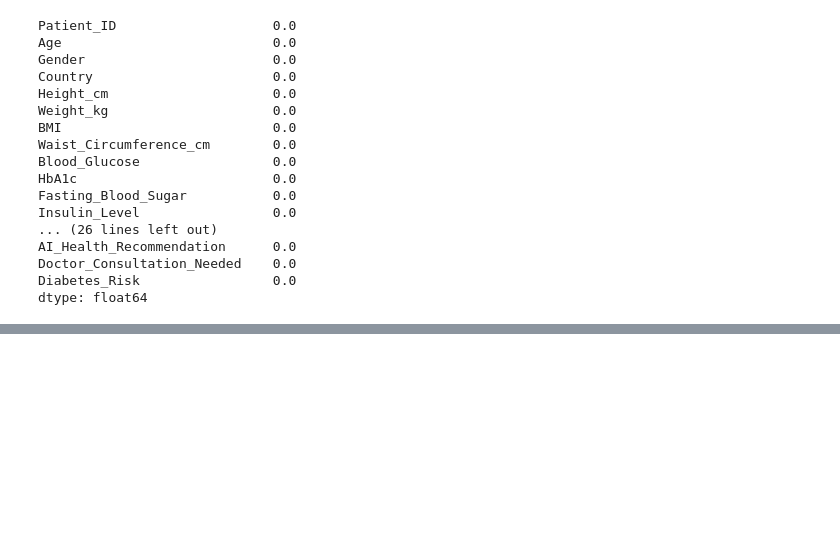
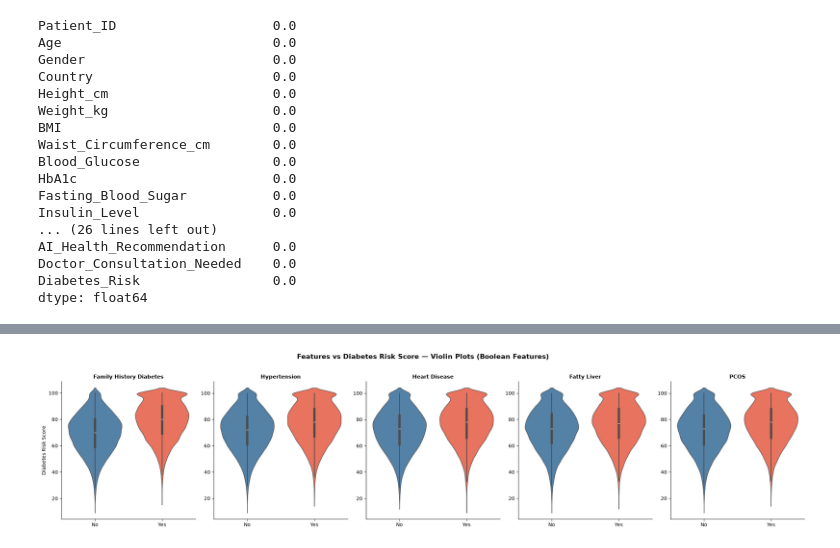
Before and after one commit to LeonardoTerra/Notebooks, a Jupyter notebook: ML Classifications/diabetes-risk-assessment.ipynb, the cells around one changed output, grey strips where cells are left out. Saved outputs shown, nothing was run; the diff lists cells and outputs as text; code cells hidden in the pictures; blank space fills up the shorter version.

```diff
--- a/ML Classifications/diabetes-risk-assessment.ipynb
+++ b/ML Classifications/diabetes-risk-assessment.ipynb
@@ -185,38 +211,41 @@ df_corr[list_missing_numeric_features].describe().round(2)
 # %%
+# Mapping features for further studies
+df_ml = df_statistics.copy()
+
 #Mapping Booleans
 boolean = ['Doctor_Consultation_Needed','Family_History_Diabetes','Hypertension','Heart_Disease','Fatty_Liver', 'PCOS']
-df_corr[boolean] = df_corr[boolean].apply(lambda col: col.str.lower().map({'yes': 1, 'no': 0}))
+df_ml[boolean] = df_ml[boolean].apply(lambda col: col.str.lower().map({'yes': 1, 'no': 0}))
 
 #Mapping ordinal features
 ordinal = ['Diabetes_Risk','Physical_Activity_Level','Sugar_Intake_Level','Stress_Level']
-df_corr[ordinal] = df_corr[ordinal].apply(lambda col: col.str.lower().map({'low': 0, 'moderate': 1, 'high': 2}))
+df_ml[ordinal] = df_ml[ordinal].apply(lambda col: col.str.lower().map({'low': 0, 'moderate': 1, 'high': 2}))
 
 #Mapping others
-df_corr['Medication_Adherence'] = df_corr['Medication_Adherence'].map({
+df_ml['Medication_Adherence'] = df_ml['Medication_Adherence'].map({
     'Poor': 0,
     'Average': 1,
     'Good': 2
 })
 
-df_corr['Smoking_Status'] = df_corr['Smoking_Status'].map({
+df_ml['Smoking_Status'] = df_ml['Smoking_Status'].map({
     'Never': 0,
     'Former': 1,
     'Current': 2
 })
 
-df_corr['Diet_Quality'] = df_corr['Diet_Quality'].map({
+df_ml['Diet_Quality'] = df_ml['Diet_Quality'].map({
     'Poor': 0,
     'Average': 1,
     'Healthy': 2
 })
 
-df_corr['Gender'] = df_corr['Gender'].map({
+df_ml['Gender'] = df_ml['Gender'].map({
     'Female': 0,
     'Male': 1,
     'Other': 2
 })
 
-df_corr['Alcohol_Consumption'] = df_corr['Alcohol_Consumption'].map({
+df_ml['Alcohol_Consumption'] = df_ml['Alcohol_Consumption'].map({
     'Never': 0,
     'Occasionally': 1,
     'Frequently': 2
@@ -362,0 +342,26 @@ df_doctor_consultation
+# %%
+boolean_features = ['Family_History_Diabetes', 'Hypertension', 'Heart_Disease', 'Fatty_Liver', 'PCOS'
+]
+
+# Violin plots (boolean features)
+fig, axes = plt.subplots(1, 5, figsize=(22, 5))
+
+label_map = {0: 'No', 1: 'Yes'}
+for i, feat in enumerate(boolean_features):
+    tmp = df_ml[[feat, 'Diabetes_Risk_Score']].copy()
+    tmp[feat] = tmp[feat].map(label_map)
+    sns.violinplot(
+        data=tmp, x=feat, y='Diabetes_Risk_Score',
+        order=['No', 'Yes'], palette={'No': 'steelblue', 'Yes': 'tomato'},
+        inner='box', linewidth=1, ax=axes[i]
+    )
+    axes[i].set_title(feat.replace('_', ' '), fontsize=11, fontweight='bold')
+    axes[i].set_xlabel('')
+    axes[i].set_ylabel('Diabetes Risk Score' if i == 0 else '')
+
+fig.suptitle('Features vs Diabetes Risk Score — Violin Plots (Boolean Features)',
+              fontsize=14, fontweight='bold', y=1.02)
+sns.despine()
+plt.tight_layout()
+# %% [output]
+[figure, added]
```
Also changed, not shown: parts of 25 cells of this notebook.
